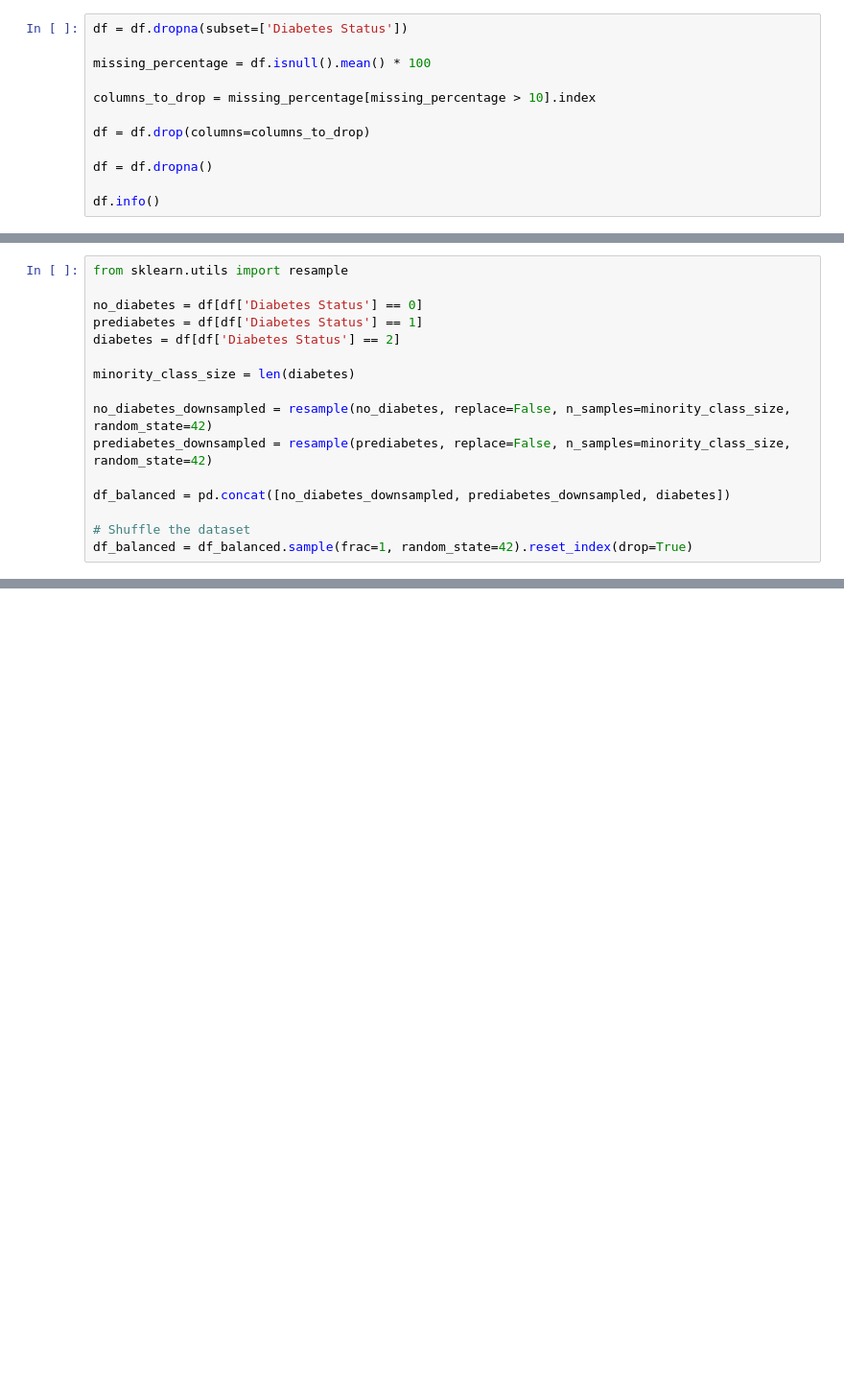
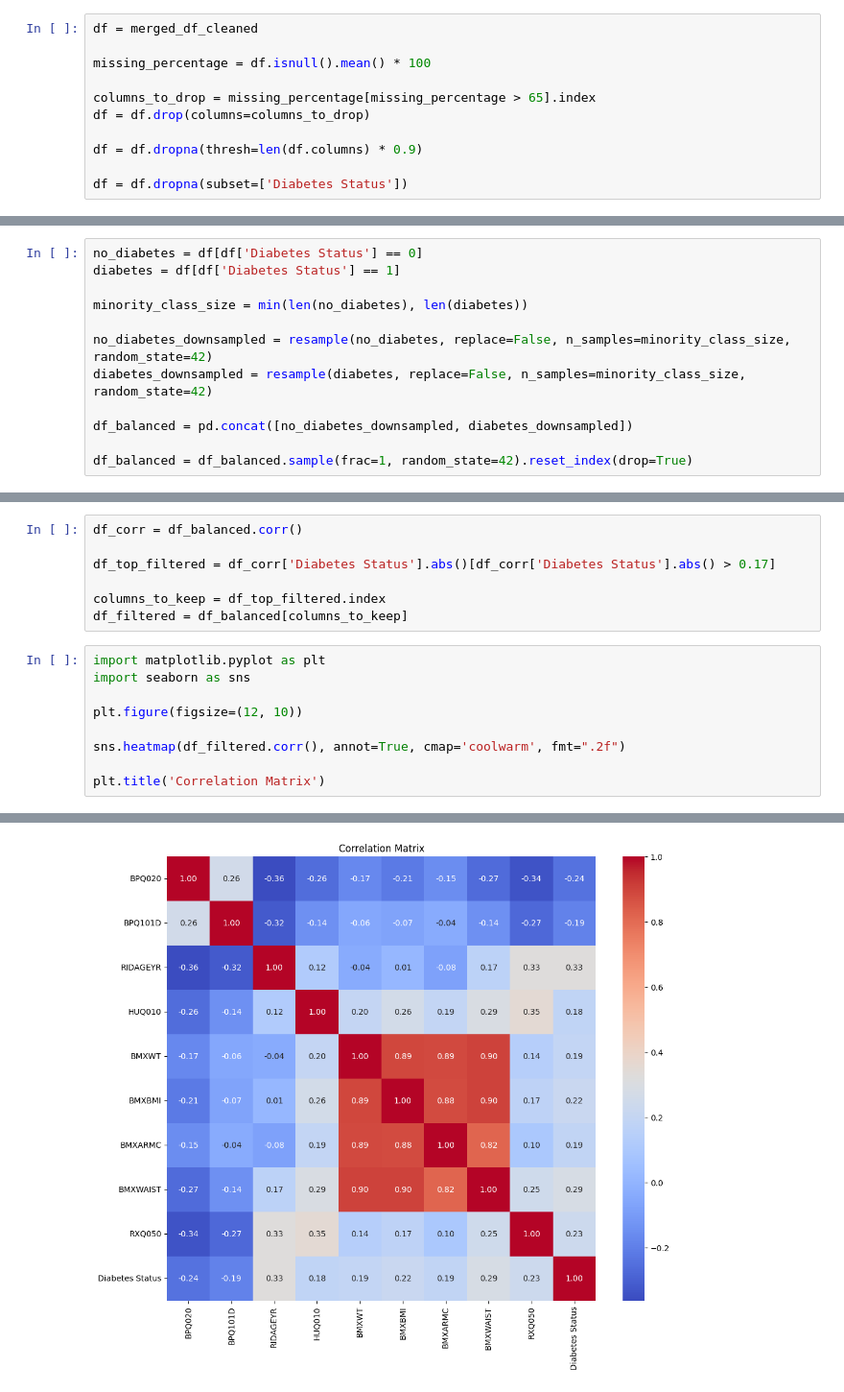
Before and after one commit to NiallGF/Final-Year-Project, a Jupyter notebook: Notebooks/3. DataCleaning.ipynb, the cells around one changed output, grey strips where cells are left out. Shown at 96% size. Saved outputs shown, nothing was run; the diff lists cells and outputs as text; blank space fills up the shorter version.

```diff
--- a/Notebooks/3. DataCleaning.ipynb
+++ b/Notebooks/3. DataCleaning.ipynb
@@ -113,12 +35,11 @@ See the caveats in the documentation: https://pandas.pydata.org/pandas-docs/stab
 # %%
-df = df.dropna(subset=['Diabetes Status'])
+df = merged_df_cleaned
 
 missing_percentage = df.isnull().mean() * 100
 
-columns_to_drop = missing_percentage[missing_percentage > 10].index
-
+columns_to_drop = missing_percentage[missing_percentage > 65].index
 df = df.drop(columns=columns_to_drop)
 
-df = df.dropna()
+df = df.dropna(thresh=len(df.columns) * 0.9)
 
-df.info()
+df = df.dropna(subset=['Diabetes Status'])
@@ -187,16 +46,12 @@ df_filtered = df_top[selected_columns]
 # %%
-from sklearn.utils import resample
+no_diabetes = df[df['Diabetes Status'] == 0]
+diabetes = df[df['Diabetes Status'] == 1]
 
-no_diabetes = df[df['Diabetes Status'] == 0]
-prediabetes = df[df['Diabetes Status'] == 1]
-diabetes = df[df['Diabetes Status'] == 2]
-
-minority_class_size = len(diabetes)
+minority_class_size = min(len(no_diabetes), len(diabetes))
 
 no_diabetes_downsampled = resample(no_diabetes, replace=False, n_samples=minority_class_size, random_state=42)
-prediabetes_downsampled = resample(prediabetes, replace=False, n_samples=minority_class_size, random_state=42)
+diabetes_downsampled = resample(diabetes, replace=False, n_samples=minority_class_size, random_state=42)
 
-df_balanced = pd.concat([no_diabetes_downsampled, prediabetes_downsampled, diabetes])
+df_balanced = pd.concat([no_diabetes_downsampled, diabetes_downsampled])
 
-# Shuffle the dataset
 df_balanced = df_balanced.sample(frac=1, random_state=42).reset_index(drop=True)
@@ -212,0 +58,17 @@ df_balanced.info()
+# %%
+df_corr = df_balanced.corr()
+
+df_top_filtered = df_corr['Diabetes Status'].abs()[df_corr['Diabetes Status'].abs() > 0.17]
+
+columns_to_keep = df_top_filtered.index
+df_filtered = df_balanced[columns_to_keep]
+# %%
+import matplotlib.pyplot as plt
+import seaborn as sns
+
+plt.figure(figsize=(12, 10))
+
+sns.heatmap(df_filtered.corr(), annot=True, cmap='coolwarm', fmt=".2f")
+
+plt.title('Correlation Matrix')
+# %% [output]
@@ -213 +76,2 @@ df_balanced.info()
+[figure, added]
 # %%
```
Also changed, not shown: parts of 13 cells of this notebook, 13 other files.
